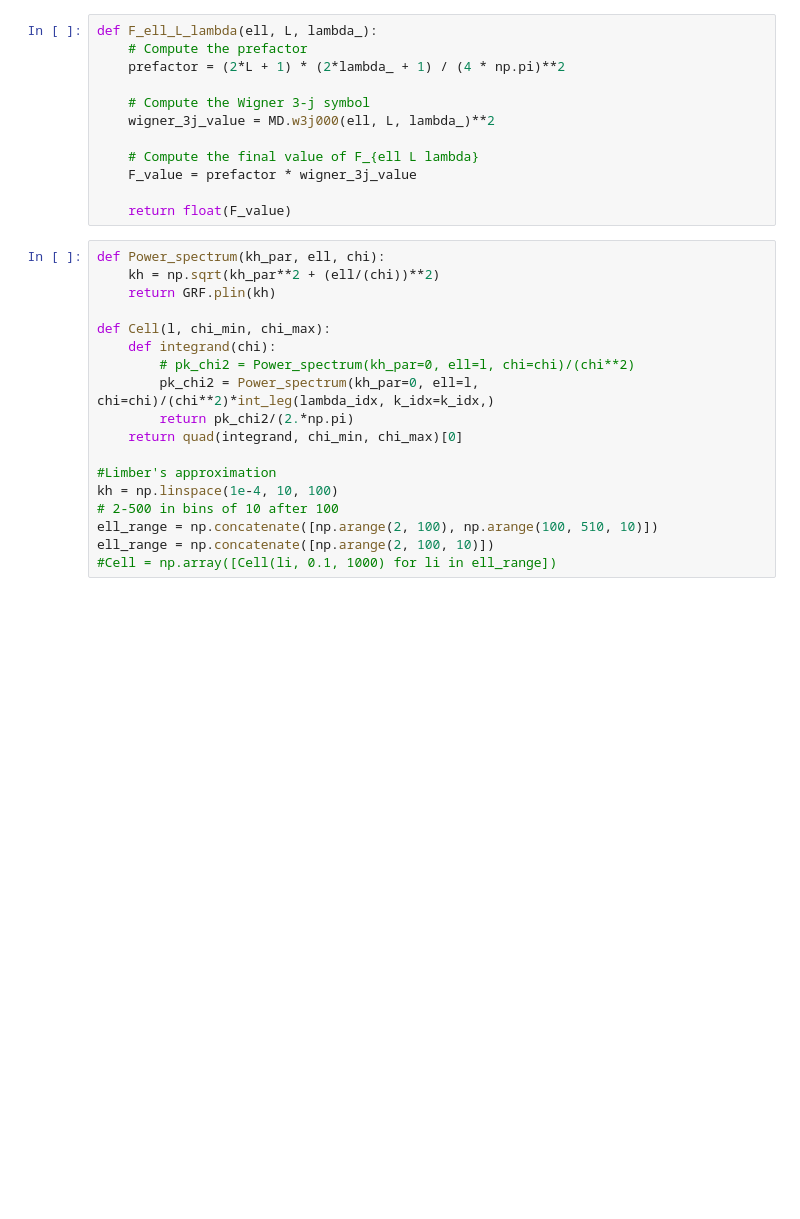
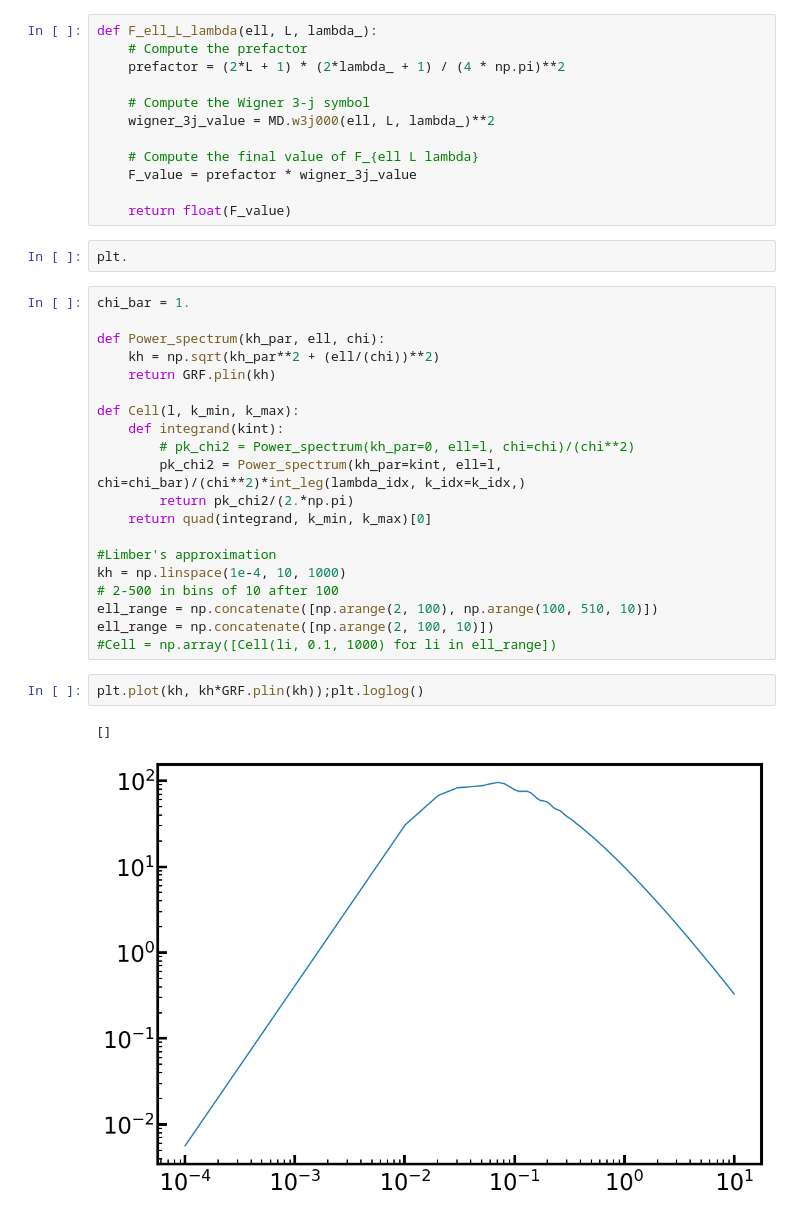
Before and after one commit to roger2b/directsht-lya, a Jupyter notebook: notebooks/lya_GRFs_directSHT.ipynb, the cells around one changed output. Saved outputs shown, nothing was run; the diff lists cells and outputs as text; blank space fills up the shorter version.

```diff
--- a/notebooks/lya_GRFs_directSHT.ipynb
+++ b/notebooks/lya_GRFs_directSHT.ipynb
@@ -551,24 +626,33 @@ def F_ell_L_lambda(ell, L, lambda_):
     F_value = prefactor * wigner_3j_value
 
     return float(F_value)
+# %%
+plt.
 # %%
+chi_bar = 1.
+
 def Power_spectrum(kh_par, ell, chi):
     kh = np.sqrt(kh_par**2 + (ell/(chi))**2)
     return GRF.plin(kh)
 
-def Cell(l, chi_min, chi_max):
-    def integrand(chi):
+def Cell(l, k_min, k_max):
+    def integrand(kint):
         # pk_chi2 = Power_spectrum(kh_par=0, ell=l, chi=chi)/(chi**2)
-        pk_chi2 = Power_spectrum(kh_par=0, ell=l, chi=chi)/(chi**2)*int_leg(lambda_idx, k_idx=k_idx,)
+        pk_chi2 = Power_spectrum(kh_par=kint, ell=l, chi=chi_bar)/(chi**2)*int_leg(lambda_idx, k_idx=k_idx,)
         return pk_chi2/(2.*np.pi)
-    return quad(integrand, chi_min, chi_max)[0]
+    return quad(integrand, k_min, k_max)[0]
 
 #Limber's approximation
-kh = np.linspace(1e-4, 10, 100)
+kh = np.linspace(1e-4, 10, 1000)
 # 2-500 in bins of 10 after 100
 ell_range = np.concatenate([np.arange(2, 100), np.arange(100, 510, 10)])
 ell_range = np.concatenate([np.arange(2, 100, 10)])
 #Cell = np.array([Cell(li, 0.1, 1000) for li in ell_range])
+# %%
+plt.plot(kh, kh*GRF.plin(kh));plt.loglog()
+# %% [output]
+[]
+[figure, added]
 # %%
 Cl_int = 0.
 for ell_idx in ell_range:
```
Also changed, not shown: parts of 31 cells of this notebook, 1 other file.
